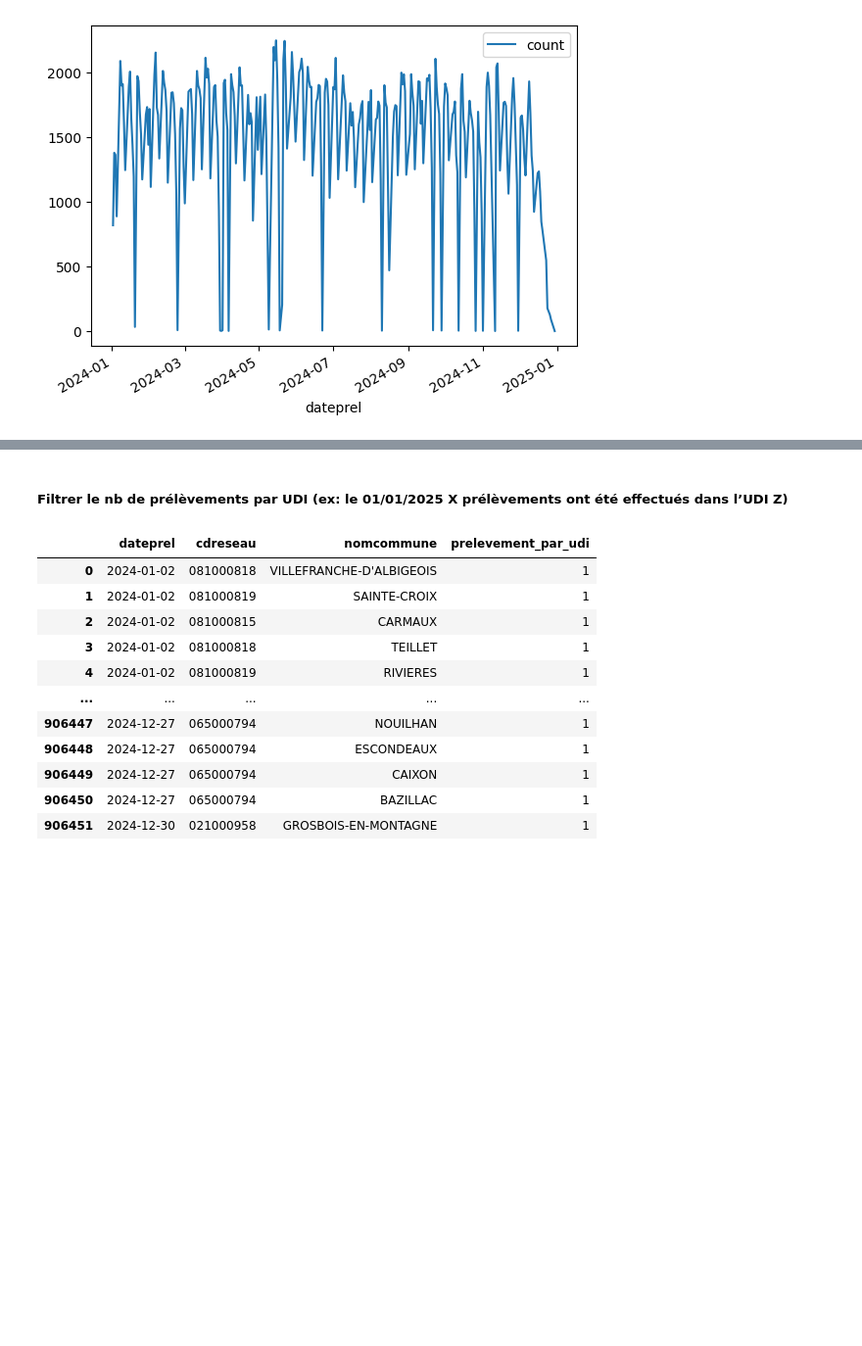
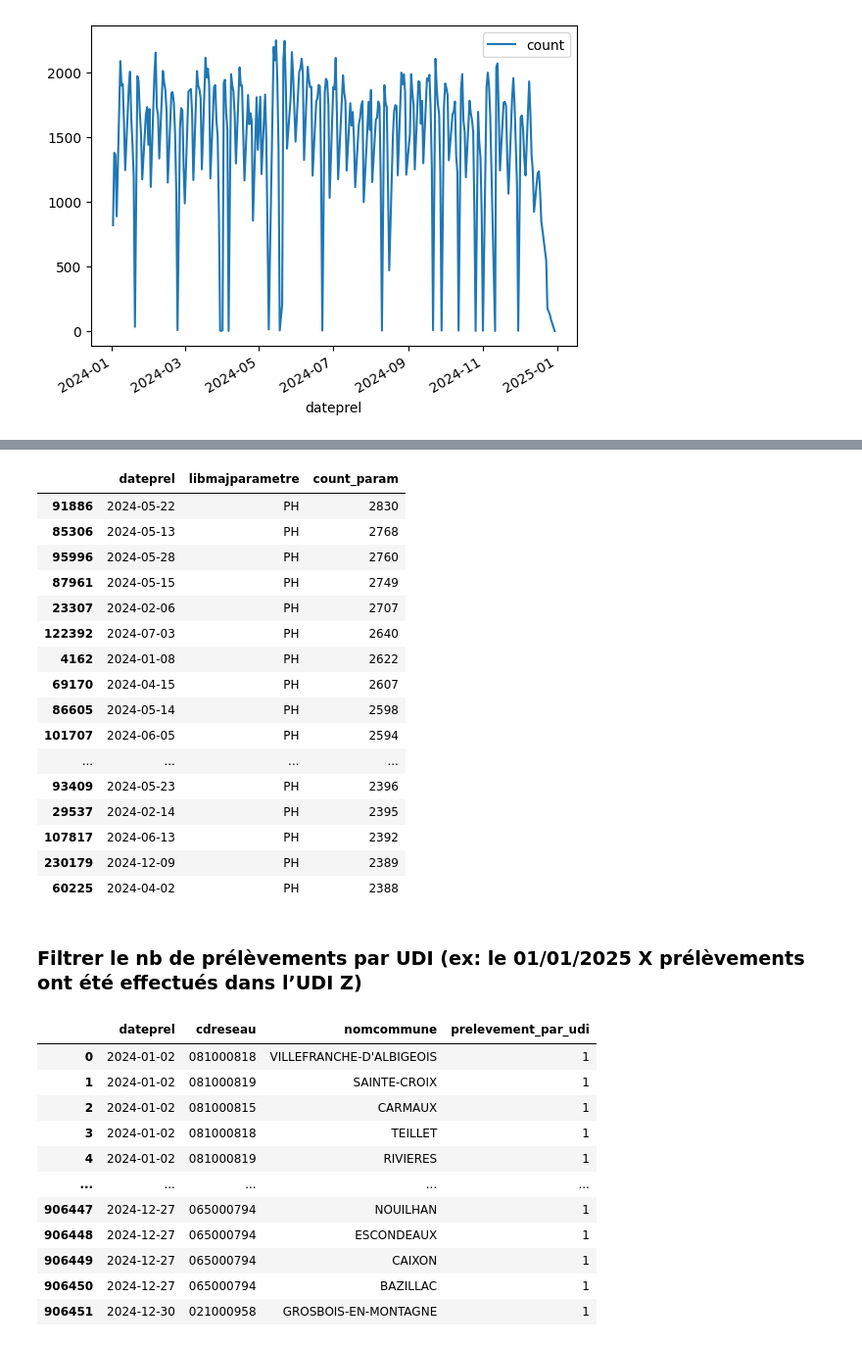
Before and after one commit to jdionisi/13_pollution_eau, a Jupyter notebook: analytics/notebooks/extraction_liste_polluants.ipynb, the cells around one changed output, grey strips where cells are left out. Shown: that part at 98% size. Saved outputs shown, nothing was run; the diff lists cells and outputs as text; code cells hidden in the pictures; blank space fills up the shorter version.

```diff
--- a/analytics/notebooks/extraction_liste_polluants.ipynb
+++ b/analytics/notebooks/extraction_liste_polluants.ipynb
@@ -205,0 +230,8 @@ param_prlvmt
+# %%
+param_prlvmt_date = con.sql("""
+    SELECT dateprel, libmajparametre, COUNT(libmajparametre) as count_param
+    FROM sise_prelevements P
+    INNER JOIN sise_resultats R ON P.referenceprel = R.referenceprel
+    GROUP BY dateprel, libmajparametre
+    ORDER BY dateprel
+""").df()
@@ -206,5 +254,27 @@ param_prlvmt
+# %%
+param_prlvmt_date = param_prlvmt_date.sort_values(by=["count_param"], ascending=False)
+# %%
+param_prlvmt_date.head(50)
+# %% [output]
+|  | dateprel | libmajparametre | count_param |
+| 91886 | 2024-05-22 | PH | 2830 |
+| 85306 | 2024-05-13 | PH | 2768 |
+| 95996 | 2024-05-28 | PH | 2760 |
+| 87961 | 2024-05-15 | PH | 2749 |
+| 23307 | 2024-02-06 | PH | 2707 |
+| 122392 | 2024-07-03 | PH | 2640 |
+| 4162 | 2024-01-08 | PH | 2622 |
+| 69170 | 2024-04-15 | PH | 2607 |
+| 86605 | 2024-05-14 | PH | 2598 |
+| 101707 | 2024-06-05 | PH | 2594 |
+| ... | ... | ... | ... |
+| 93409 | 2024-05-23 | PH | 2396 |
+| 29537 | 2024-02-14 | PH | 2395 |
+| 107817 | 2024-06-13 | PH | 2392 |
+| 230179 | 2024-12-09 | PH | 2389 |
+| 60225 | 2024-04-02 | PH | 2388 |
 # %% [markdown]
-##### Filtrer le nb de prélèvements par UDI (ex: le 01/01/2025 X prélèvements ont été effectués dans l’UDI Z)
+### Filtrer le nb de prélèvements par UDI (ex: le 01/01/2025 X prélèvements ont été effectués dans l’UDI Z)
 # %%
 udi_prlvmt = con.sql("""
     SELECT P.dateprel, P.cdreseau, C.nomcommune, COUNT(P.cdreseau) as prelevement_par_udi
```
Also changed, not shown: parts of 16 cells of this notebook.
